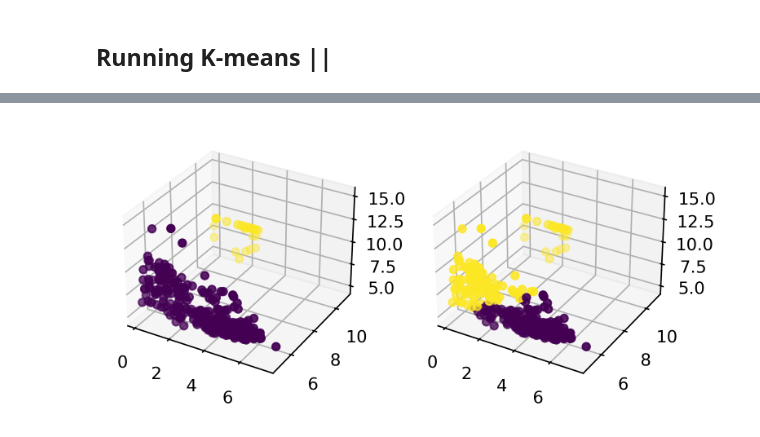
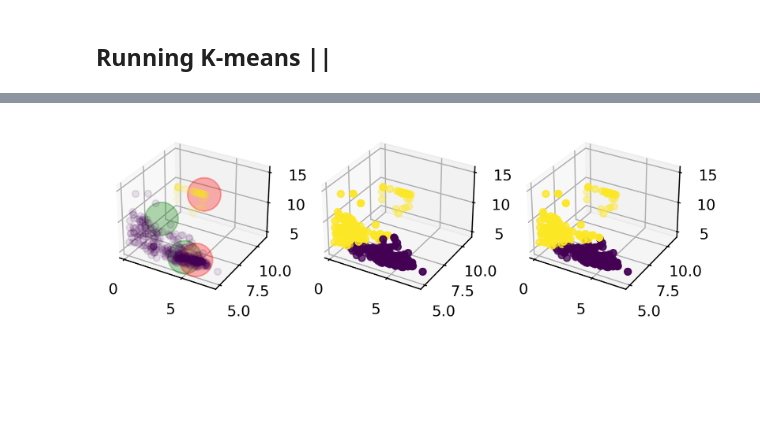
Before and after one commit to ElHuaco/Distributed-k-means, a Jupyter notebook: src/dask/notebooks/OUR CODE/Main.ipynb, the cells around one changed output, grey strips where cells are left out. Drawn from its saved outputs; the diff is of its cells as text; code cells hidden in the pictures; blank space fills up the shorter version.

```diff
--- a/src/dask/notebooks/OUR CODE/Main.ipynb
+++ b/src/dask/notebooks/OUR CODE/Main.ipynb
@@ -498,11 +460,13 @@ plt.show()
 # %%
-fig= plt.figure(dpi=300)
-ax = fig.add_subplot(1, 2, 1, projection='3d')
-ax.scatter(data[:,0], data[:,1], data[:,2], c=labels)
-ax = fig.add_subplot(1, 2, 2, projection='3d')
+fig = plt.figure(dpi=300, figsize=(7, 7))
+ax = fig.add_subplot(1, 3, 1, projection='3d')
+ax.scatter(centroids_pp_w[:,0], centroids_pp_w[:,1], centroids_pp_w[:,2], s=100, c='red', alpha=0.3)
+ax.scatter(results[:,0], results[:,1], results[:,2], c='green', s=100,  alpha=0.3)
+ax.scatter(data[:,0], data[:,1], data[:,2], c=labels, alpha=0.1)
+ax = fig.add_subplot(1, 3, 2, projection='3d')
 ax.scatter(data[:,0], data[:,1], data[:,2], c=pred_labels)
-#ax.scatter(centroids_pp_w[:,0], centroids_pp_w[:,1], centroids_pp_w[:,2], c='red')
-#ax.scatter(results[:,0], results[:,1], results[:,2], c='green')
+ax = fig.add_subplot(1, 3, 3, projection='3d')
+ax.scatter(data[:,0], data[:,1], data[:,2], c=dask_pred_labels)
 plt.show()
 # %% [output]
-[figure, old version]
+[figure, new version]
```
Also changed, not shown: parts of 26 cells of this notebook, 2 other files.
